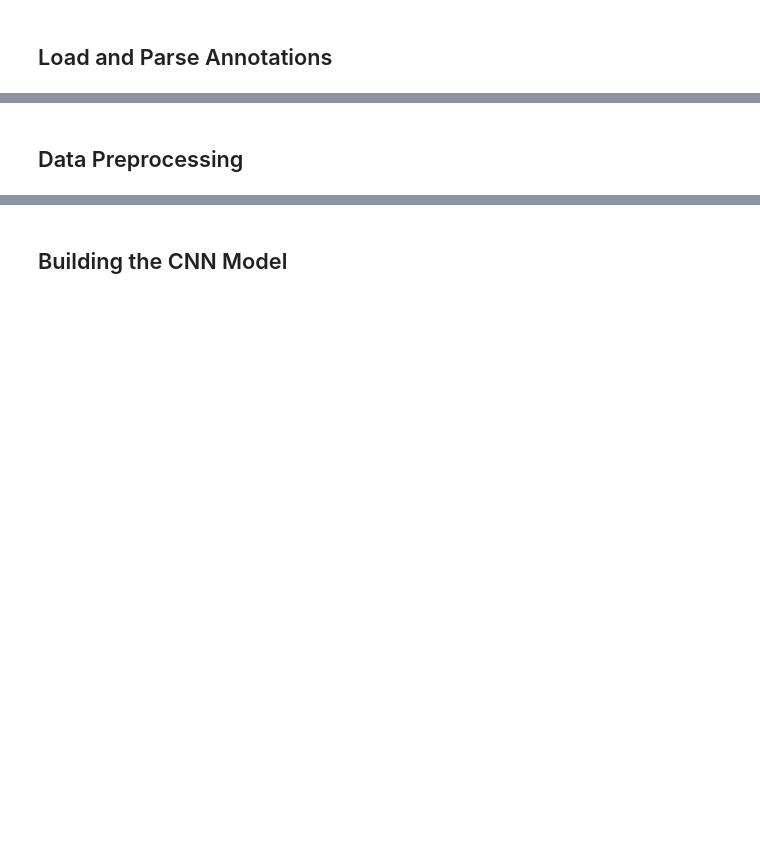
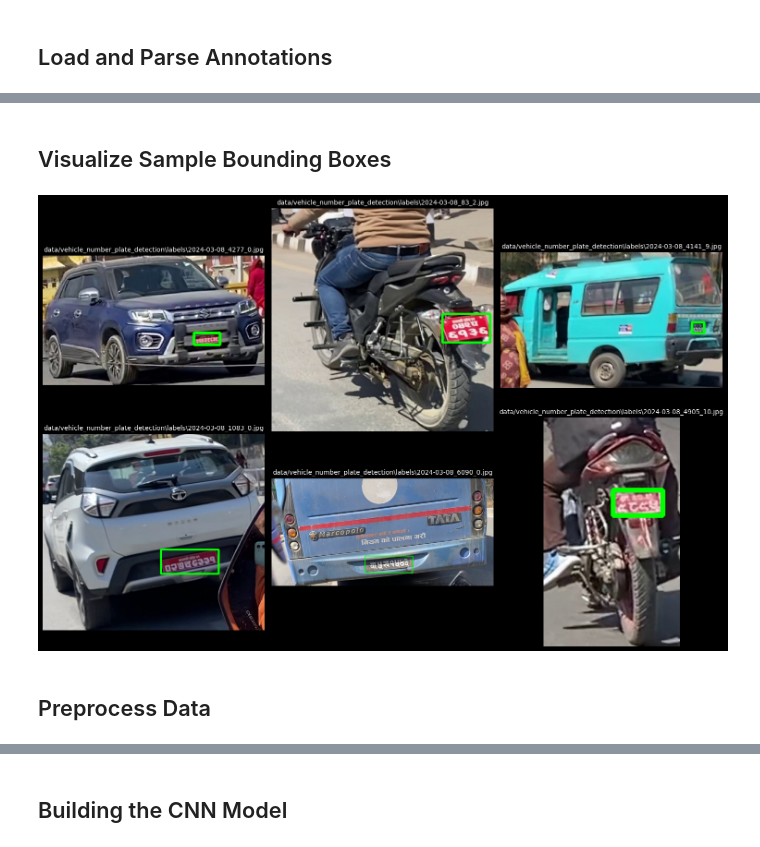
Before and after one commit to Brianhulela/ebook_object_detection, a Jupyter notebook: chapters/CNN_bounding_box_detect/detect.ipynb, the cells around one changed output, grey strips where cells are left out. Cells and saved outputs as stored; diff of their text form; code cells hidden in the pictures; blank space fills up the shorter version.

```diff
--- a/chapters/CNN_bounding_box_detect/detect.ipynb
+++ b/chapters/CNN_bounding_box_detect/detect.ipynb
@@ -46,4 +39,10 @@ IMAGE_EXT = ".jpg"
 # %%
+# Define dataset path
+DATA_DIR = "data/vehicle_number_plate_detection"
+IMAGE_DIR = os.path.join(DATA_DIR, "images")
+LABEL_DIR = os.path.join(DATA_DIR, "labels")
+IMAGE_EXT = ".jpg"
+
 # Function to parse YOLO annotation files
 def parse_yolo_annotation(txt_file):
     with open(txt_file, "r") as file:
@@ -65,3 +64,15 @@ def parse_yolo_annotation(txt_file):
             annotations.append((filename, x_center, y_center, width, height, label))
 
     return annotations
+
+# Load all annotations
+annotation_files = glob.glob(os.path.join(LABEL_DIR, "*.txt"))
+data = []
+
+for txt_file in tqdm(annotation_files, desc="Parsing Annotations"):
+    data.extend(parse_yolo_annotation(txt_file))
+
+# Convert to DataFrame
+columns = ["filename", "center_x", "center_y", "width", "height", "label"]
+df = pd.DataFrame(data, columns=columns)
+df.head()
@@ -87,2 +86,50 @@ df.head()
+# %% [markdown]
+## Visualize Sample Bounding Boxes
+# %%
+
+plt.style.use("dark_background")  # Enable dark mode
+
+def show_sample_images(df, num_samples=6):
+    sample_files = df["filename"].unique()
+    num_samples = min(num_samples, len(sample_files))  # Adjust if fewer images exist
+    selected_files = random.sample(list(sample_files), num_samples)  # Random selection
+
+    num_rows, num_cols = 2, 3  # 2 rows, 3 columns
+    fig, axes = plt.subplots(num_rows, num_cols, figsize=(15, 10))
+    axes = axes.flatten()  # Flatten for easy iteration
+
+    for i, file in enumerate(selected_files):
+        img_path = file.replace("labels", "images")  # Update path if necessary
+        img = cv2.imread(img_path)
+        img = cv2.cvtColor(img, cv2.COLOR_BGR2RGB)
+
+        sample_data = df[df["filename"] == file]
+        for _, row in sample_data.iterrows():
+            # Convert from YOLO format to (xmin, ymin, xmax, ymax)
+            x_center, y_center, width, height = row["center_x"], row["center_y"], row["width"], row["height"]
+            xmin = int((x_center - width / 2) * img.shape[1])
+            ymin = int((y_center - height / 2) * img.shape[0])
+            xmax = int((x_center + width / 2) * img.shape[1])
+            ymax = int((y_center + height / 2) * img.shape[0])
+
+            # Draw bounding box
+            cv2.rectangle(img, (xmin, ymin), (xmax, ymax), (0, 255, 0), 4)
+
+        axes[i].imshow(img)
+        axes[i].axis("off")
+        axes[i].set_title(file, fontsize=10, color="white")
+
+    # Hide unused subplots
+    for j in range(i + 1, len(axes)):
+        axes[j].axis("off")
+
+    plt.tight_layout()
+    plt.savefig("sample_images.png", dpi=300, bbox_inches="tight")
+    plt.show()
+
+# Call the function
+show_sample_images(df)
+# %% [output]
+[figure, added]
 # %% [markdown]
-## Data Preprocessing
+## Preprocess Data
```
Also changed, not shown: parts of 19 cells of this notebook, 8 other files.
